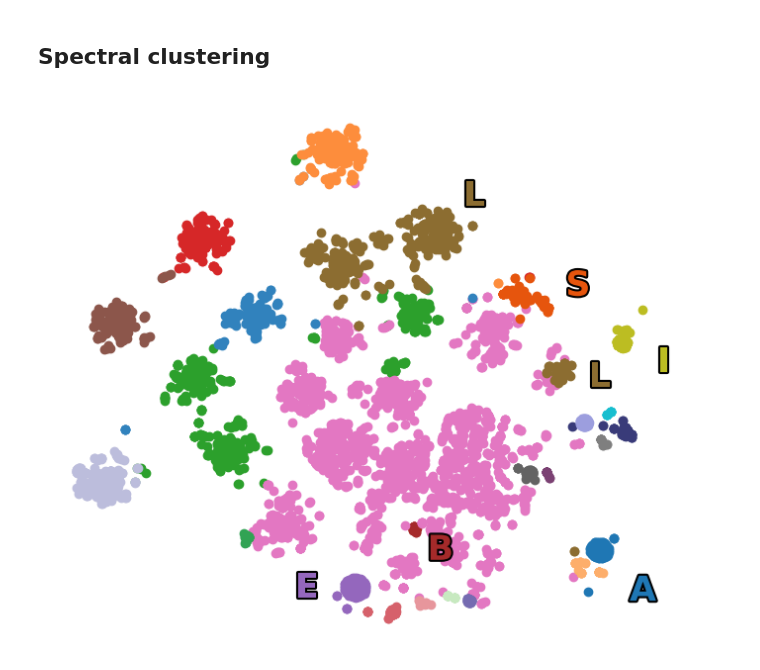
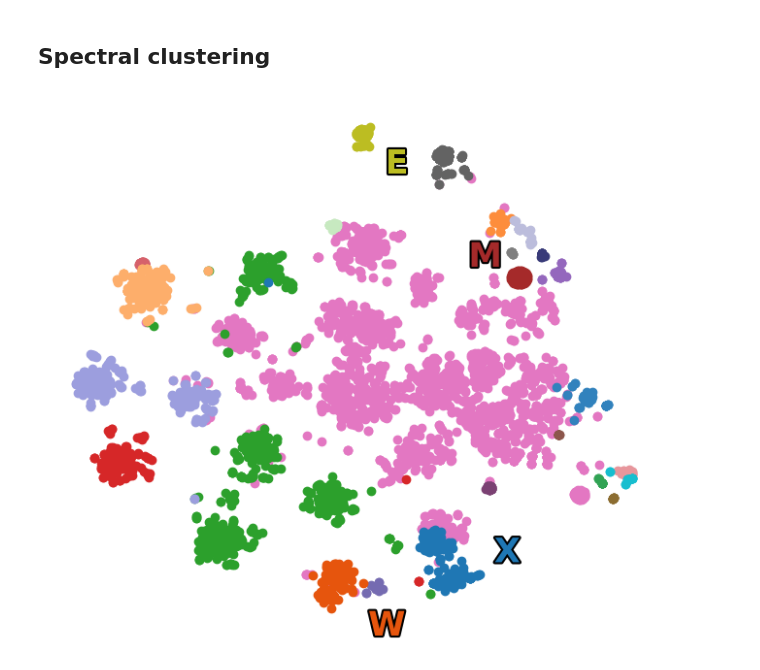
Before and after one commit to shihhsinwang0214/GMFold, a Jupyter notebook: notebooks/topic_modeling.ipynb, the cells around one changed output. Saved outputs shown, nothing was run; the diff lists cells and outputs as text; code cells hidden in the pictures.

```diff
--- a/notebooks/topic_modeling.ipynb
+++ b/notebooks/topic_modeling.ipynb
@@ -93,7 +93,7 @@ spectral_clustering = SpectralClustering(n_clusters=n_clusters, affinity='neares
 # Fit the model and predict cluster labels
 cluster_labels = spectral_clustering.fit_predict(topic)
 
-# Define the letters and color or general use
+# Define the letters and color for general use
 #letters = list(string.ascii_uppercase[:n_clusters])
 #colors = [
 #   '#1f77b4', 'brown', '#2ca02c', '#d62728', '#9467bd',
@@ -102,67 +102,65 @@ cluster_labels = spectral_clustering.fit_predict(topic)
 #    '#9c9ede', '#756bb1', '#636363', '#e6550d', '#fd8d3c',
 #   '#31a354', '#c7e9c0', '#fdae6b', '#e7969c', '#bcbddc']
 
-colors = {3: '#1f77b4', 5: 'brown', 3082: '#2ca02c', 1298: '#d62728', 0: '#9467bd', 2391: '#8c564b', 1424: '#e377c2', 27: '#7f7f7f', 4290: '#bcbd22', 454: '#17becf', 428: '#393b79', 1937: '#8c6d31', 4025: '#d6616b', 568: '#7b4173', 1760: '#3182bd', 15: '#9c9ede', 125: '#756bb1', 30: '#636363', 2: '#e6550d',  2510: '#fd8d3c', 4018: '#31a354', 3181: '#c7e9c0', 2899: '#fdae6b', 3171: '#e7969c', 182: '#bcbddc'}
-letters = {3: 'A', 5: 'B', 3082: 'C', 1298: 'D', 0: 'E', 2391: 'F', 1424: 'G', 27: 'H', 4290: 'I', 454: 'J', 428: 'K', 1937: 'L', 4025: 'M', 568: 'N', 1760: 'O', 15: 'P', 125: 'Q', 30: 'R', 2: 'S', 2510: 'T', 4018: 'U', 3181: 'V', 2899: 'W', 3171: 'X', 182: 'Y'}
+# Define the letters and color to replicate figure
+colors = {3429: '#e377c2', 411:  '#8c6d31', 2363: '#2ca02c', 874: '#d62728', 2978: '#bcbd22', 4049: '#8c564b',
+          69:'#9467bd', 41: '#7f7f7f', 28: '#e7969c', 166: '#17becf', 1574: '#393b79', 152:'#d6616b', 0:'brown',
+          3533: '#7b4173', 695: '#3182bd', 793: '#9c9ede', 92: '#756bb1', 4365: '#636363', 603:'#c7e9c0' , 157: '#fd8d3c',
+          40: '#31a354', 914:'#fdae6b' , 3:'#e6550d', 2755:'#1f77b4', 91: '#bcbddc'}
+letters = {3429: 'A', 411: 'B', 2363: 'C', 874: 'D', 2978: 'E', 4049: 'F', 69: 'G', 41: 'H', 28: 'I',
+           166: 'J', 1574: 'K', 152: 'L', 0: 'M', 3533: 'N', 695: 'O', 793: 'P', 92: 'Q', 4365: 'R',
+           603: 'S', 157: 'T', 40: 'U', 914: 'V', 3: 'W', 2755: 'X', 91: 'Y'}
 
-x_letters= []
+
+
+percentile = np.percentile(df['Count'].values, 99.9)
 # Indices of clusters to highlight with letters. The clusters highlighted are those containing at least an high count sequence.
 # Where a sequence is defined to be high count if its count is larger than 1000
-highlight_indices = set(cluster_labels[df['Count'] >=1000])
+highlight_indices = set(cluster_labels[df['Count'] >=percentile])
 
 # Invert the x and y coordinates to rotate by 180°
-X_embedded_rotated = -X_embedded
+X_embedded_rotated = X_embedded
 
 # Plot each cluster
+x_letters= []
 plt.figure(figsize=(7, 6))
 for cluster_idx in range(n_clusters):
 
     cluster_points = X_embedded_rotated[cluster_labels == cluster_idx]
     cluster_indices = np.where(cluster_labels == cluster_idx)[0]
     for i in list(colors.keys()):
         if i in cluster_indices:
             c = i
     x_letters.append(letters[c])
     plt.scatter(cluster_points[:, 0], cluster_points[:, 1], color=colors[c], label=f'Cluster {cluster_idx+1}')
 
     # Add a letter near clusters with specified indices
     if cluster_idx in highlight_indices:
         # Calculate the position to place the letter on the right of the cluster
         max_x = np.max(cluster_points[:, 0])
         mean_y = np.mean(cluster_points[:, 1])
-        if c == 4290:
-            plt.text(max_x +3, mean_y - 4.7, letters[c], color=colors[c],
-                     fontsize=25, ha='left', va='center', weight='bold',
-                     path_effects=[plt.matplotlib.patheffects.withStroke(linewidth=3, foreground="black")])
-        elif c ==3:
-            plt.text(max_x +3.2, mean_y-9 , letters[c], color=colors[c],
-                     fontsize=25, ha='left', va='center', weight='bold',
-                     path_effects=[plt.matplotlib.patheffects.withStroke(linewidth=3, foreground="black")])
-        elif c == 1937:
-            plt.text(max_x/2-2 , mean_y +15 , letters[c],  color=colors[c],
-                    fontsize=25, ha='left', va='center', weight='bold',
-                     path_effects=[plt.matplotlib.patheffects.withStroke(linewidth=3, foreground="black")])
-            plt.text(max_x +3, mean_y -25, letters[c], color=colors[c],
-                     fontsize=25, ha='left', va='center', weight='bold',
-                     path_effects=[plt.matplotlib.patheffects.withStroke(linewidth=3, foreground="black")])
-        elif c == 2:
-            plt.text(max_x +3.5 , mean_y +2.5, letters[c],  color=colors[c],
-                     fontsize=25, ha='left', va='center', weight='bold',
-                     path_effects=[plt.matplotlib.patheffects.withStroke(linewidth=3, foreground="black")])
-        elif c == 0:
-            plt.text(max_x -14 , mean_y , letters[c],  color=colors[c],
-                     fontsize=25, ha='left', va='center', weight='bold',
-                     path_effects=[plt.matplotlib.patheffects.withStroke(linewidth=3, foreground="black")])
+
+        if letters[c] =='W':
+            plt.text(max_x+1, mean_y-10 , letters[c], color=colors[c],
+                        fontsize=25, ha='left', va='center', weight='bold',
+                        path_effects=[plt.matplotlib.patheffects.withStroke(linewidth=3, foreground="black")])
+        elif letters[c] =='M':
+              plt.text(max_x-12, mean_y+5 , letters[c], color=colors[c],
+                        fontsize=25, ha='left', va='center', weight='bold',
+                        path_effects=[plt.matplotlib.patheffects.withStroke(linewidth=3, foreground="black")])
+
+        elif letters[c] =='X':
+              plt.text(max_x+3, mean_y +2, letters[c], color=colors[c],
+                        fontsize=25, ha='left', va='center', weight='bold',
+                        path_effects=[plt.matplotlib.patheffects.withStroke(linewidth=3, foreground="black")])
         else:
-            plt.text(max_x + 2.2, mean_y - 4.7, letters[c],  color=colors[c],
-                     fontsize=25, ha='left', va='center', weight='bold',
-                     path_effects=[plt.matplotlib.patheffects.withStroke(linewidth=3, foreground="black")])
-
-
+             plt.text(max_x+3, mean_y-7 , letters[c], color=colors[c],
+                        fontsize=25, ha='left', va='center', weight='bold',
+                        path_effects=[plt.matplotlib.patheffects.withStroke(linewidth=3, foreground="black")])
 plt.tight_layout()
 plt.axis('off')
 plt.show()
 # %% [output]
-[figure, old version]
+[figure, new version]
 # %%
 # DNA sequences represented in Fig. 8 and highest count sequence in relative cluster
```
Also changed, not shown: parts of 3 cells of this notebook, 34 other files.
